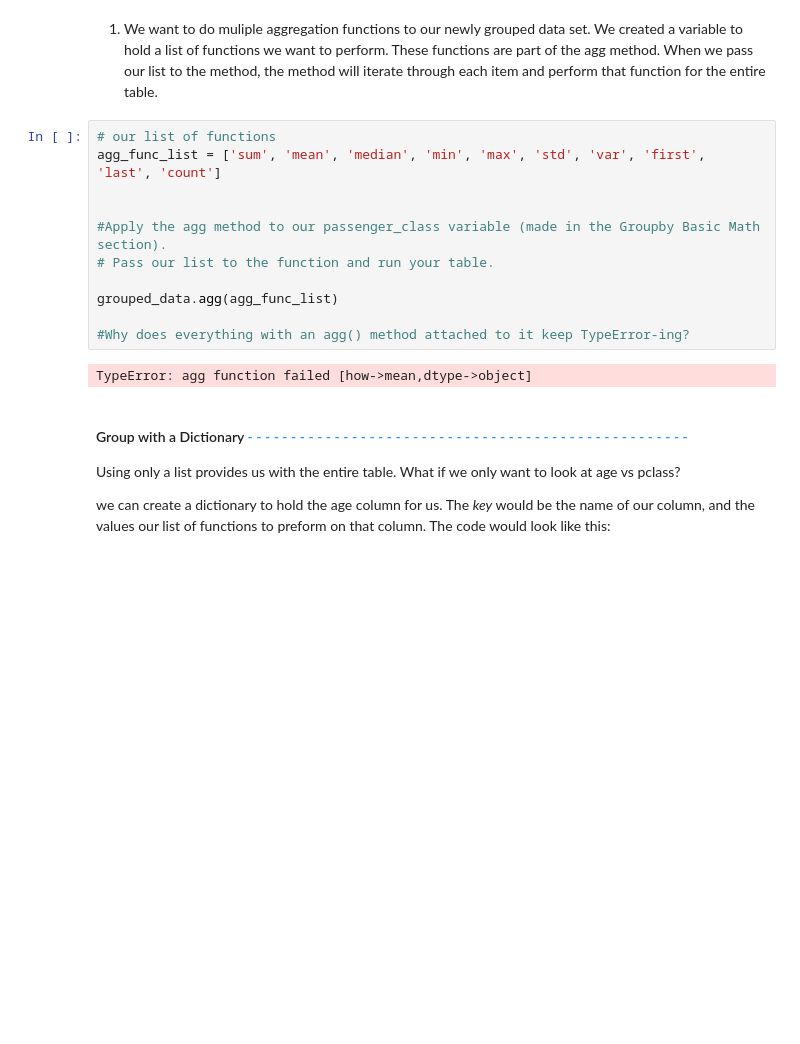
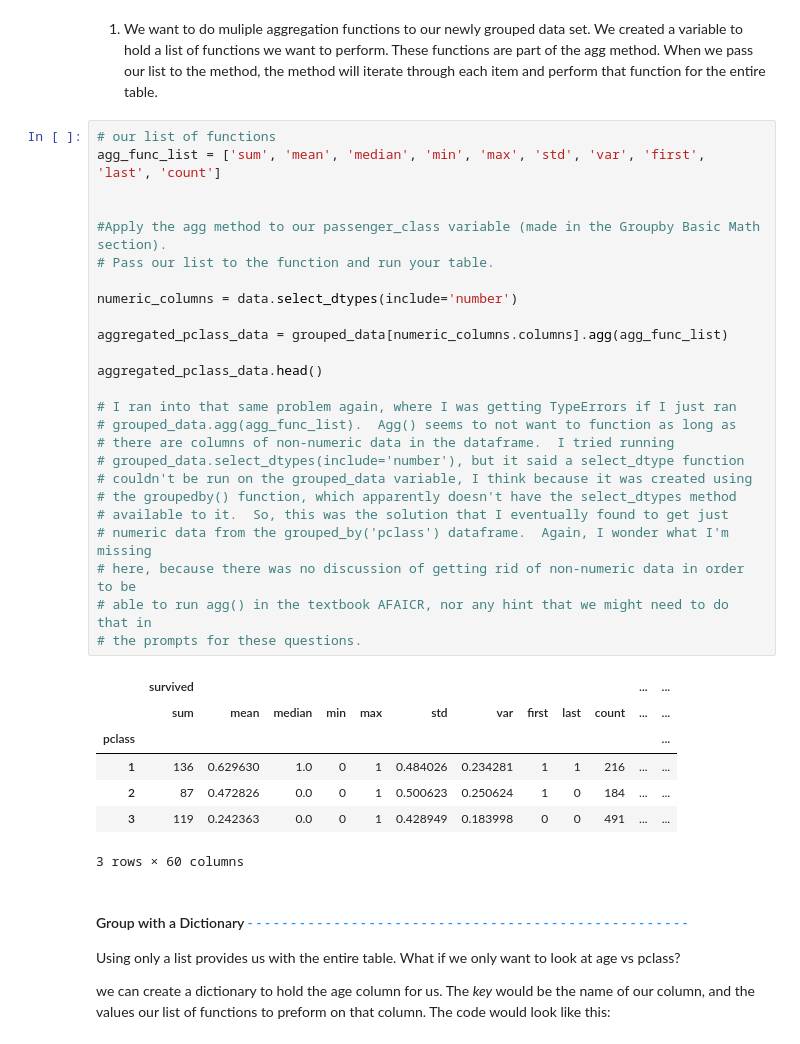
Before and after one commit to bradleytkay/data-analysis-projects, a Jupyter notebook: data-manipulation/exercises/DataManipulationWorkbook.ipynb, the cells around one changed output. Saved outputs shown, nothing was run; the diff lists cells and outputs as text; blank space fills up the shorter version.

```diff
--- a/data-manipulation/exercises/DataManipulationWorkbook.ipynb
+++ b/data-manipulation/exercises/DataManipulationWorkbook.ipynb
@@ -261,16 +284,36 @@ grouped_data.first()
 # %%
 # our list of functions
 agg_func_list = ['sum', 'mean', 'median', 'min', 'max', 'std', 'var', 'first', 'last', 'count']
 
 
 #Apply the agg method to our passenger_class variable (made in the Groupby Basic Math section).
 # Pass our list to the function and run your table.
 
-grouped_data.agg(agg_func_list)
+numeric_columns = data.select_dtypes(include='number')
 
-#Why does everything with an agg() method attached to it keep TypeError-ing?
+aggregated_pclass_data = grouped_data[numeric_columns.columns].agg(agg_func_list)
+
+aggregated_pclass_data.head()
+
+# I ran into that same problem again, where I was getting TypeErrors if I just ran
+# grouped_data.agg(agg_func_list).  Agg() seems to not want to function as long as
+# there are columns of non-numeric data in the dataframe.  I tried running
+# grouped_data.select_dtypes(include='number'), but it said a select_dtype function
+# couldn't be run on the grouped_data variable, I think because it was created using
+# the groupedby() function, which apparently doesn't have the select_dtypes method
+# available to it.  So, this was the solution that I eventually found to get just
+# numeric data from the grouped_by('pclass') dataframe.  Again, I wonder what I'm missing
+# here, because there was no discussion of getting rid of non-numeric data in order to be
+# able to run agg() in the textbook AFAICR, nor any hint that we might need to do that in
+# the prompts for these questions.
 # %% [output]
+|  | survived |  |  |  |  |  |  |  |  |  | ... | ... |
+|  | sum | mean | median | min | max | std | var | first | last | count | ... | ... |
+| pclass |  |  |  |  |  |  |  |  |  |  |  | ... |
+| 1 | 136 | 0.629630 | 1.0 | 0 | 1 | 0.484026 | 0.234281 | 1 | 1 | 216 | ... | ... |
+| 2 | 87 | 0.472826 | 0.0 | 0 | 1 | 0.500623 | 0.250624 | 1 | 0 | 184 | ... | ... |
+| 3 | 119 | 0.242363 | 0.0 | 0 | 1 | 0.428949 | 0.183998 | 0 | 0 | 491 | ... | ... |
-TypeError: agg function failed [how->mean,dtype->object]
+3 rows × 60 columns
 # %% [markdown]
 #### Group with a Dictionary<span style="color:dodgerblue;"> - - - - - - - - - - - - - - - - - - - - - - - - - - - - - - - - - - - - - - - - - - - - - - - - - - - </span>
 
```
Also changed, not shown: parts of 11 cells of this notebook.
